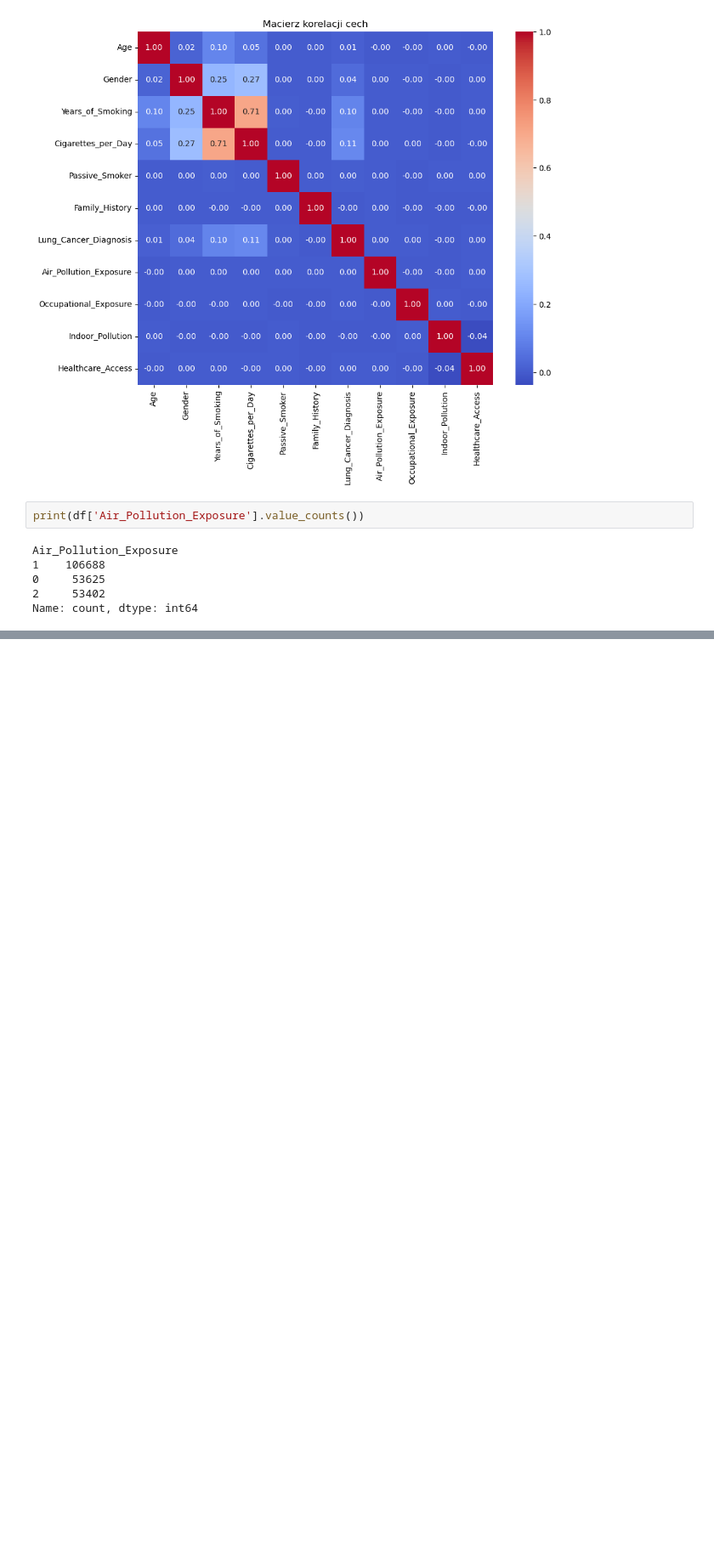
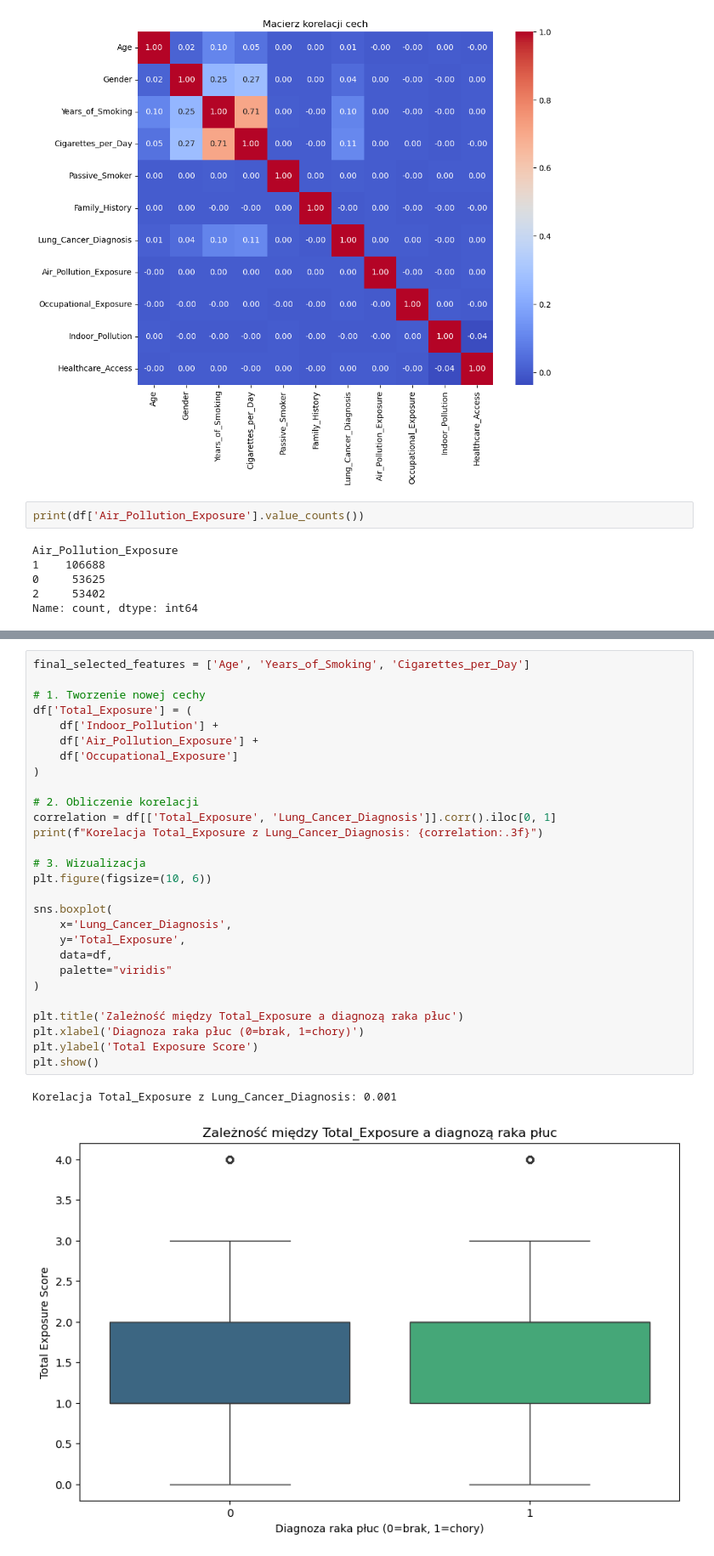
Before and after one commit to kacpert20/machine_learning_lung_cancer, a Jupyter notebook: preparing_data.ipynb, the cells around one changed output, grey strips where cells are left out. Shown at 85% size. Saved outputs shown, nothing was run; the diff lists cells and outputs as text; blank space fills up the shorter version.

```diff
--- a/preparing_data.ipynb
+++ b/preparing_data.ipynb
@@ -250,0 +285,31 @@ Name: count, dtype: int64
+# %%
+final_selected_features = ['Age', 'Years_of_Smoking', 'Cigarettes_per_Day']
+
+# 1. Tworzenie nowej cechy
+df['Total_Exposure'] = (
+    df['Indoor_Pollution'] +
+    df['Air_Pollution_Exposure'] +
+    df['Occupational_Exposure']
+)
+
+# 2. Obliczenie korelacji
+correlation = df[['Total_Exposure', 'Lung_Cancer_Diagnosis']].corr().iloc[0, 1]
+print(f"Korelacja Total_Exposure z Lung_Cancer_Diagnosis: {correlation:.3f}")
+
+# 3. Wizualizacja
+plt.figure(figsize=(10, 6))
+
+sns.boxplot(
+    x='Lung_Cancer_Diagnosis',
+    y='Total_Exposure',
+    data=df,
+    palette="viridis"
+)
+
+plt.title('Zależność między Total_Exposure a diagnozą raka płuc')
+plt.xlabel('Diagnoza raka płuc (0=brak, 1=chory)')
+plt.ylabel('Total Exposure Score')
+plt.show()
+# %% [output]
+Korelacja Total_Exposure z Lung_Cancer_Diagnosis: 0.001
+[figure, added]
```
Also changed, not shown: parts of 7 cells of this notebook.
